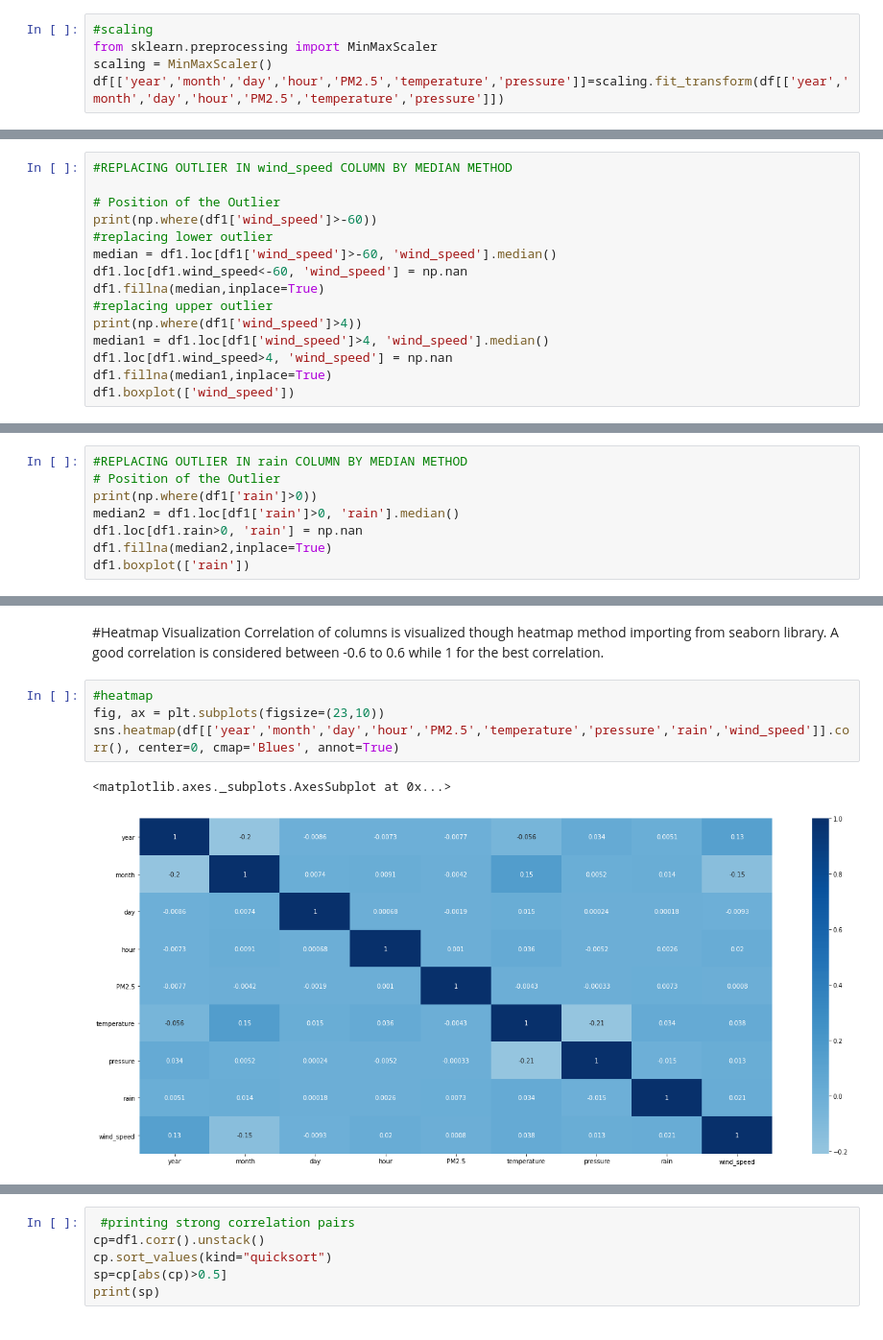
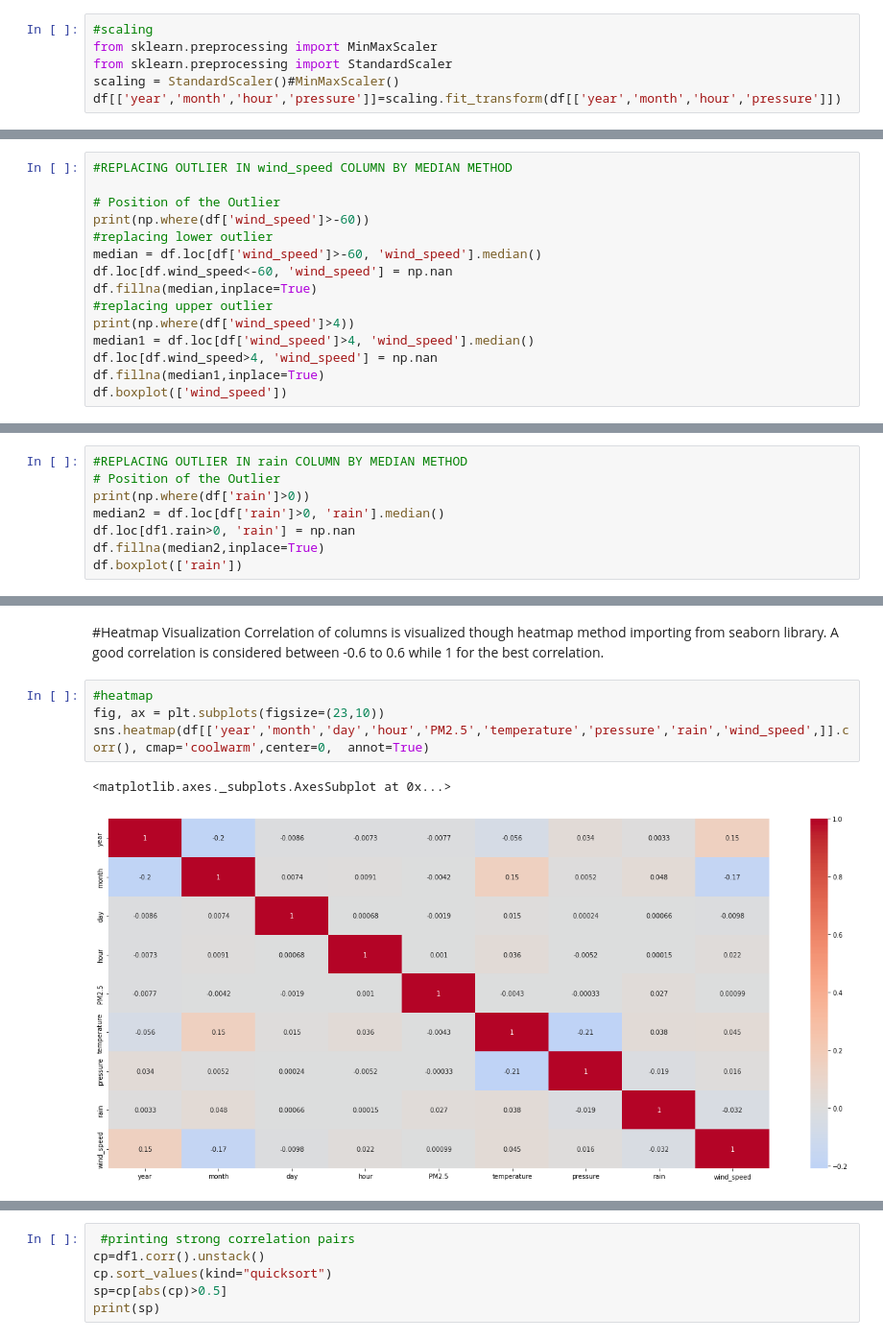
Before and after one commit to Priyanka-Rai18/GeeksFiesta_AI-ML_geeky_, a Jupyter notebook: datapreprocess.ipynb, the cells around one changed output, grey strips where cells are left out. Shown at 96% size. Cells and saved outputs as stored; diff of their text form.

```diff
--- a/datapreprocess.ipynb
+++ b/datapreprocess.ipynb
@@ -131,6 +137,7 @@ With the help of **minxmaxscaler()** from sklearn.preprocessing, the dataframe i
 # %%
 #scaling
 from sklearn.preprocessing import MinMaxScaler
-scaling = MinMaxScaler()
-df[['year','month','day','hour','PM2.5','temperature','pressure']]=scaling.fit_transform(df[['year','month','day','hour','PM2.5','temperature','pressure']])
+from sklearn.preprocessing import StandardScaler
+scaling = StandardScaler()#MinMaxScaler()
+df[['year','month','hour','pressure']]=scaling.fit_transform(df[['year','month','hour','pressure']])
 # %%
@@ -220,17 +241,17 @@ First, we print the outlier's location by specifying the required condition. Aft
 #REPLACING OUTLIER IN wind_speed COLUMN BY MEDIAN METHOD
 
 # Position of the Outlier
-print(np.where(df1['wind_speed']>-60))
+print(np.where(df['wind_speed']>-60))
 #replacing lower outlier
-median = df1.loc[df1['wind_speed']>-60, 'wind_speed'].median()
-df1.loc[df1.wind_speed<-60, 'wind_speed'] = np.nan
-df1.fillna(median,inplace=True)
+median = df.loc[df['wind_speed']>-60, 'wind_speed'].median()
+df.loc[df.wind_speed<-60, 'wind_speed'] = np.nan
+df.fillna(median,inplace=True)
 #replacing upper outlier
-print(np.where(df1['wind_speed']>4))
-median1 = df1.loc[df1['wind_speed']>4, 'wind_speed'].median()
-df1.loc[df1.wind_speed>4, 'wind_speed'] = np.nan
-df1.fillna(median1,inplace=True)
-df1.boxplot(['wind_speed'])
+print(np.where(df['wind_speed']>4))
+median1 = df.loc[df['wind_speed']>4, 'wind_speed'].median()
+df.loc[df.wind_speed>4, 'wind_speed'] = np.nan
+df.fillna(median1,inplace=True)
+df.boxplot(['wind_speed'])
 # %% [output]
 (array([    0,     1,     2, ..., 31524, 31525, 31526]),)
 (array([    0,     1,     2, ..., 31468, 31499, 31500]),)
@@ -239,11 +260,11 @@ df1.boxplot(['wind_speed'])
 # %%
 #REPLACING OUTLIER IN rain COLUMN BY MEDIAN METHOD
 # Position of the Outlier
-print(np.where(df1['rain']>0))
-median2 = df1.loc[df1['rain']>0, 'rain'].median()
-df1.loc[df1.rain>0, 'rain'] = np.nan
-df1.fillna(median2,inplace=True)
-df1.boxplot(['rain'])
+print(np.where(df['rain']>0))
+median2 = df.loc[df['rain']>0, 'rain'].median()
+df.loc[df1.rain>0, 'rain'] = np.nan
+df.fillna(median2,inplace=True)
+df.boxplot(['rain'])
 # %% [output]
 (array([  267,   268,   269, ..., 30880, 31284, 31504]),)
 <matplotlib.axes._subplots.AxesSubplot at 0x...>
@@ -296,7 +317,7 @@ Correlation of columns is visualized though heatmap method importing from seabor
 # %%
 #heatmap
 fig, ax = plt.subplots(figsize=(23,10))
-sns.heatmap(df[['year','month','day','hour','PM2.5','temperature','pressure','rain','wind_speed']].corr(), center=0, cmap='Blues', annot=True)
+sns.heatmap(df[['year','month','day','hour','PM2.5','temperature','pressure','rain','wind_speed',]].corr(), cmap='coolwarm',center=0,  annot=True)
 # %% [output]
 <matplotlib.axes._subplots.AxesSubplot at 0x...>
-[figure, old version]
+[figure, new version]
```
Also changed, not shown: parts of 35 cells of this notebook, 1 other file.
